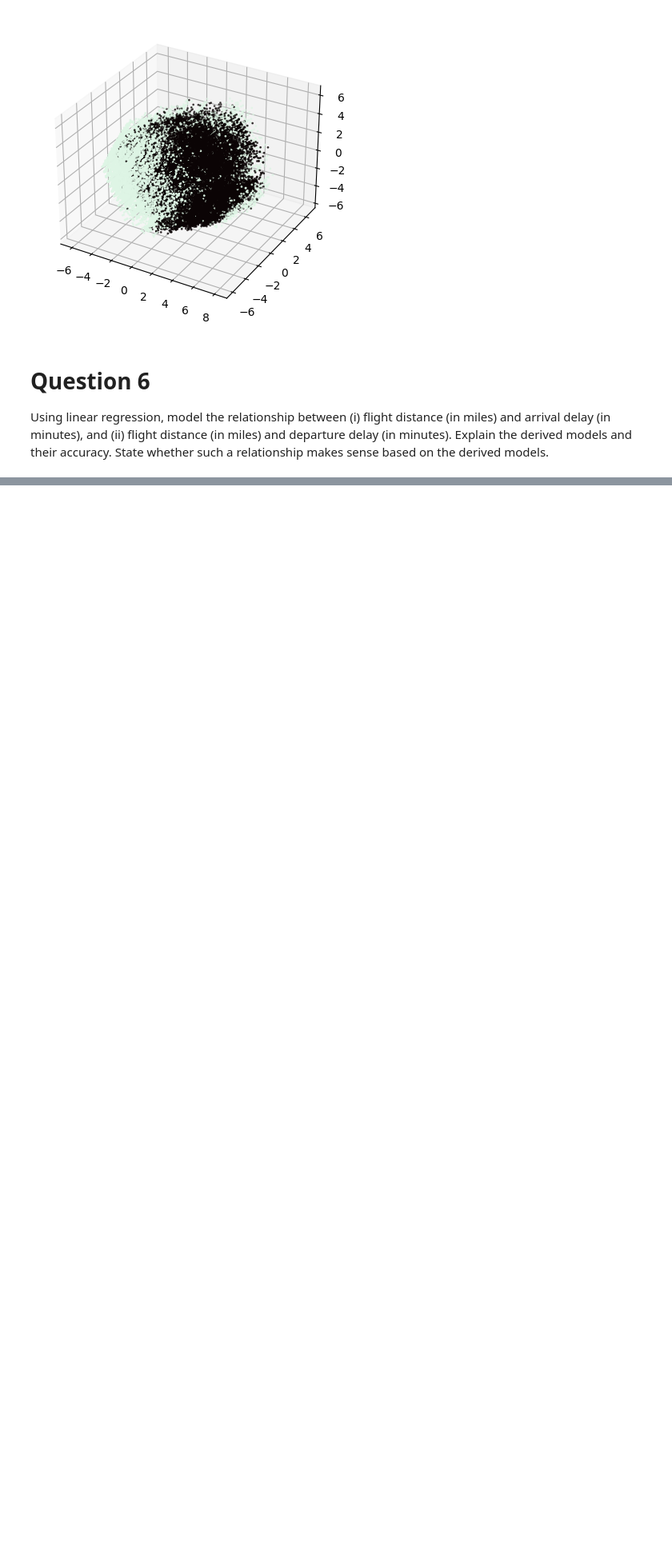
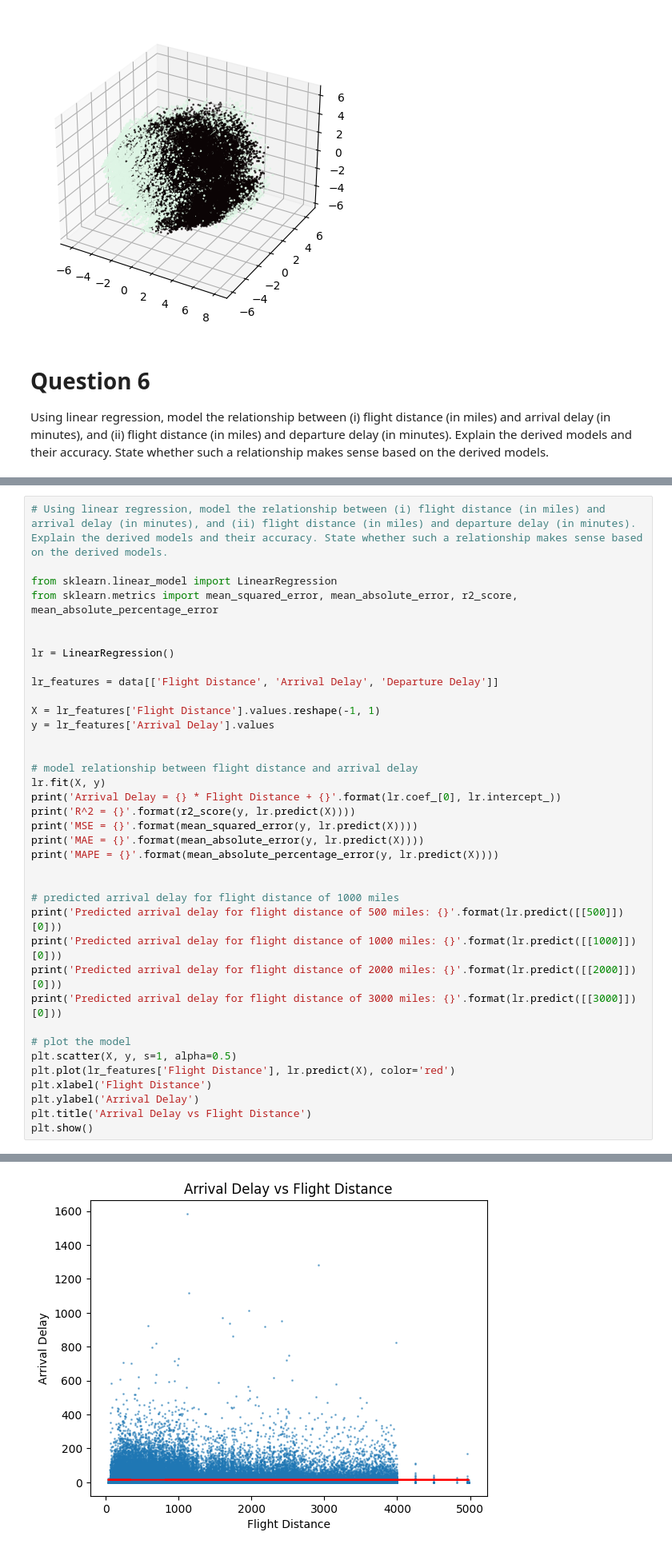
Before and after one commit to chef-danny-d/airline-satisfaction, a Jupyter notebook: project.ipynb, the cells around one changed output, grey strips where cells are left out. Shown at 80% size. Saved outputs shown, nothing was run; the diff lists cells and outputs as text; blank space fills up the shorter version.

```diff
--- a/project.ipynb
+++ b/project.ipynb
@@ -454,0 +389,38 @@ plt.show()
+# %%
+# Using linear regression, model the relationship between (i) flight distance (in miles) and arrival delay (in minutes), and (ii) flight distance (in miles) and departure delay (in minutes). Explain the derived models and their accuracy. State whether such a relationship makes sense based on the derived models.
+
+from sklearn.linear_model import LinearRegression
+from sklearn.metrics import mean_squared_error, mean_absolute_error, r2_score, mean_absolute_percentage_error
+
+
+lr = LinearRegression()
+
+lr_features = data[['Flight Distance', 'Arrival Delay', 'Departure Delay']]
+
+X = lr_features['Flight Distance'].values.reshape(-1, 1)
+y = lr_features['Arrival Delay'].values
+
+
+# model relationship between flight distance and arrival delay
+lr.fit(X, y)
+print('Arrival Delay = {} * Flight Distance + {}'.format(lr.coef_[0], lr.intercept_))
+print('R^2 = {}'.format(r2_score(y, lr.predict(X))))
+print('MSE = {}'.format(mean_squared_error(y, lr.predict(X))))
+print('MAE = {}'.format(mean_absolute_error(y, lr.predict(X))))
+print('MAPE = {}'.format(mean_absolute_percentage_error(y, lr.predict(X))))
+
+
+# predicted arrival delay for flight distance of 1000 miles
+print('Predicted arrival delay for flight distance of 500 miles: {}'.format(lr.predict([[500]])[0]))
+print('Predicted arrival delay for flight distance of 1000 miles: {}'.format(lr.predict([[1000]])[0]))
+print('Predicted arrival delay for flight distance of 2000 miles: {}'.format(lr.predict([[2000]])[0]))
+print('Predicted arrival delay for flight distance of 3000 miles: {}'.format(lr.predict([[3000]])[0]))
+
+# plot the model
+plt.scatter(X, y, s=1, alpha=0.5)
+plt.plot(lr_features['Flight Distance'], lr.predict(X), color='red')
+plt.xlabel('Flight Distance')
+plt.ylabel('Arrival Delay')
+plt.title('Arrival Delay vs Flight Distance')
+plt.show()
+# %% [output]
@@ -454,0 +436 @@ plt.show()
+[figure, added]
```
Also changed, not shown: parts of 43 cells of this notebook.
